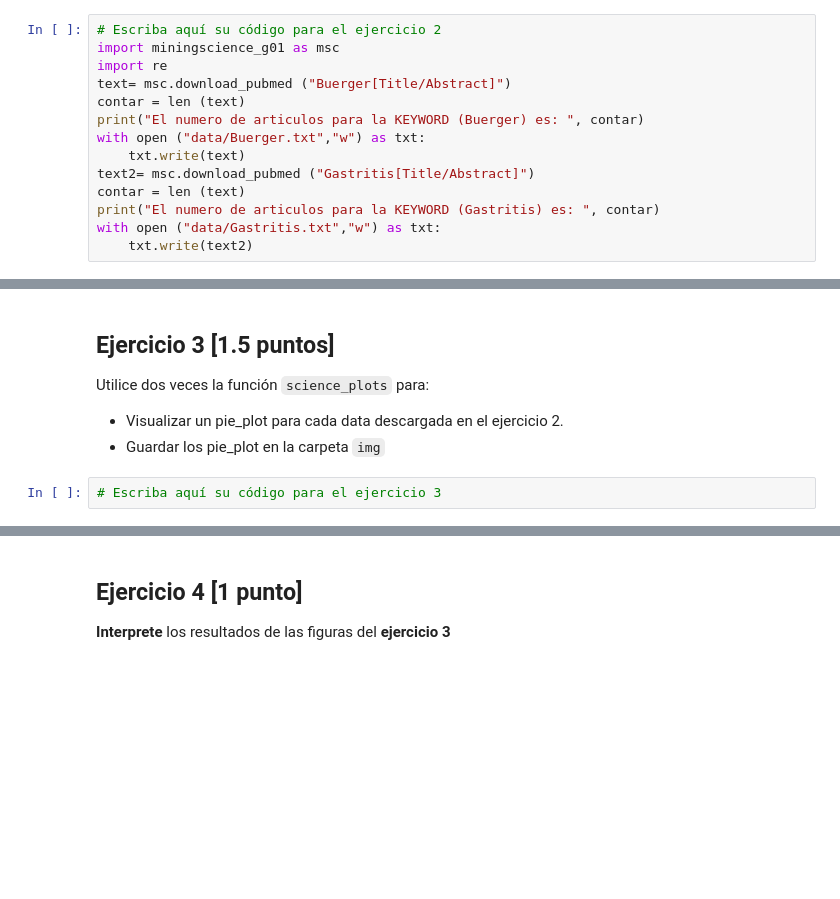
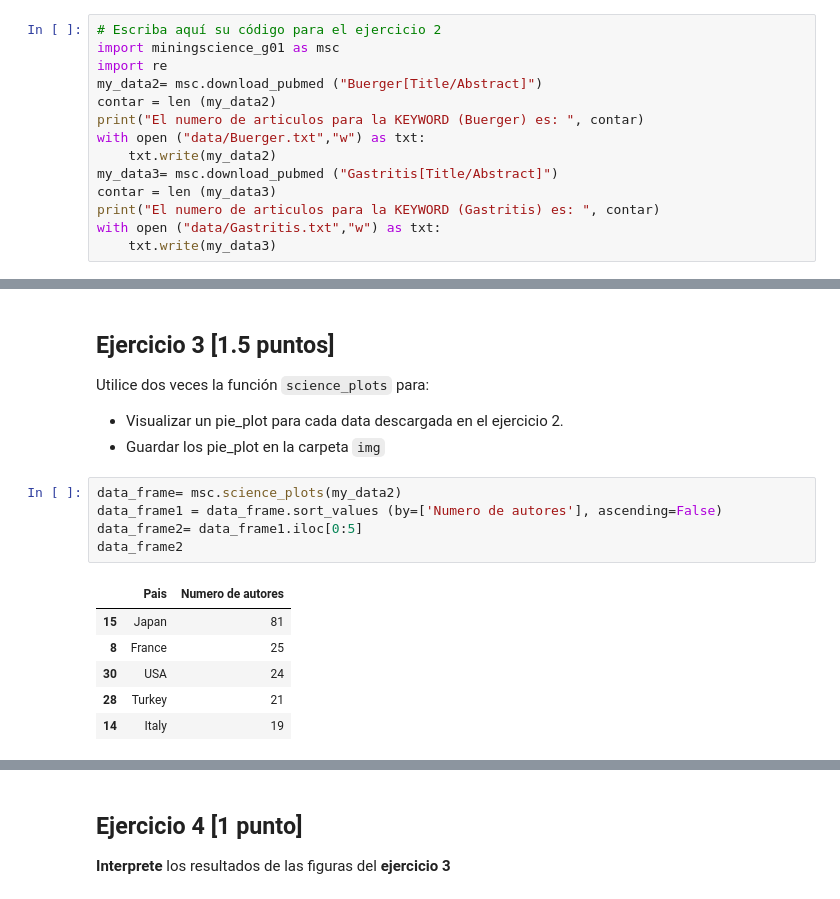
Before and after one commit to emilymontesdeoca/-GBI6_ExamenPython_, a Jupyter notebook: 2022I_GBI6G01_ExamenPython.ipynb, the cells around one changed output, grey strips where cells are left out. Drawn from its saved outputs; the diff is of its cells as text; blank space fills up the shorter version.

````diff
--- a/2022I_GBI6G01_ExamenPython.ipynb
+++ b/2022I_GBI6G01_ExamenPython.ipynb
@@ -82,15 +72,15 @@ Para cada corrida, imprima lo siguiente:
 # Escriba aquí su código para el ejercicio 2
 import miningscience_g01 as msc
 import re
-text= msc.download_pubmed ("Buerger[Title/Abstract]")
-contar = len (text)
+my_data2= msc.download_pubmed ("Buerger[Title/Abstract]")
+contar = len (my_data2)
 print("El numero de articulos para la KEYWORD (Buerger) es: ", contar)
 with open ("data/Buerger.txt","w") as txt:
-    txt.write(text)
-text2= msc.download_pubmed ("Gastritis[Title/Abstract]")
-contar = len (text)
+    txt.write(my_data2)
+my_data3= msc.download_pubmed ("Gastritis[Title/Abstract]")
+contar = len (my_data3)
 print("El numero de articulos para la KEYWORD (Gastritis) es: ", contar)
 with open ("data/Gastritis.txt","w") as txt:
-    txt.write(text2)
+    txt.write(my_data3)
 # %% [output]
 El numero de articulos para la KEYWORD (Buerger) es:  645360
@@ -102,5 +92,15 @@
 
 - Visualizar un pie_plot para cada data descargada en el ejercicio 2.
 - Guardar los pie_plot en la carpeta ```img```
-# %%
-# Escriba aquí su código para el ejercicio 3
+# %%
+data_frame= msc.science_plots(my_data2)
+data_frame1 = data_frame.sort_values (by=['Numero de autores'], ascending=False)
+data_frame2= data_frame1.iloc[0:5]
+data_frame2
+# %% [output]
+|  | Pais | Numero de autores |
+| 15 | Japan | 81 |
+| 8 | France | 25 |
+| 30 | USA | 24 |
+| 28 | Turkey | 21 |
+| 14 | Italy | 19 |
````
Also changed, not shown: parts of 5 cells of this notebook, 4 other files.
